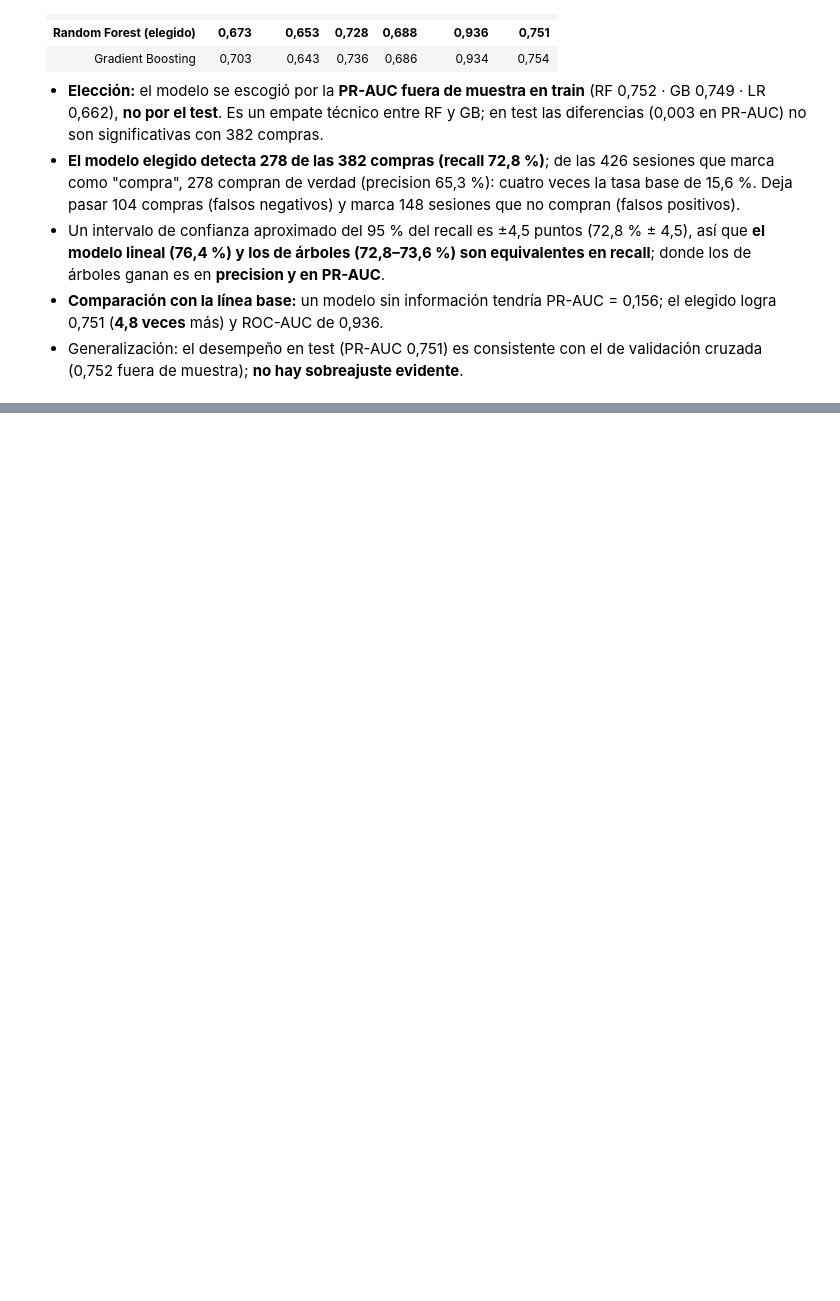
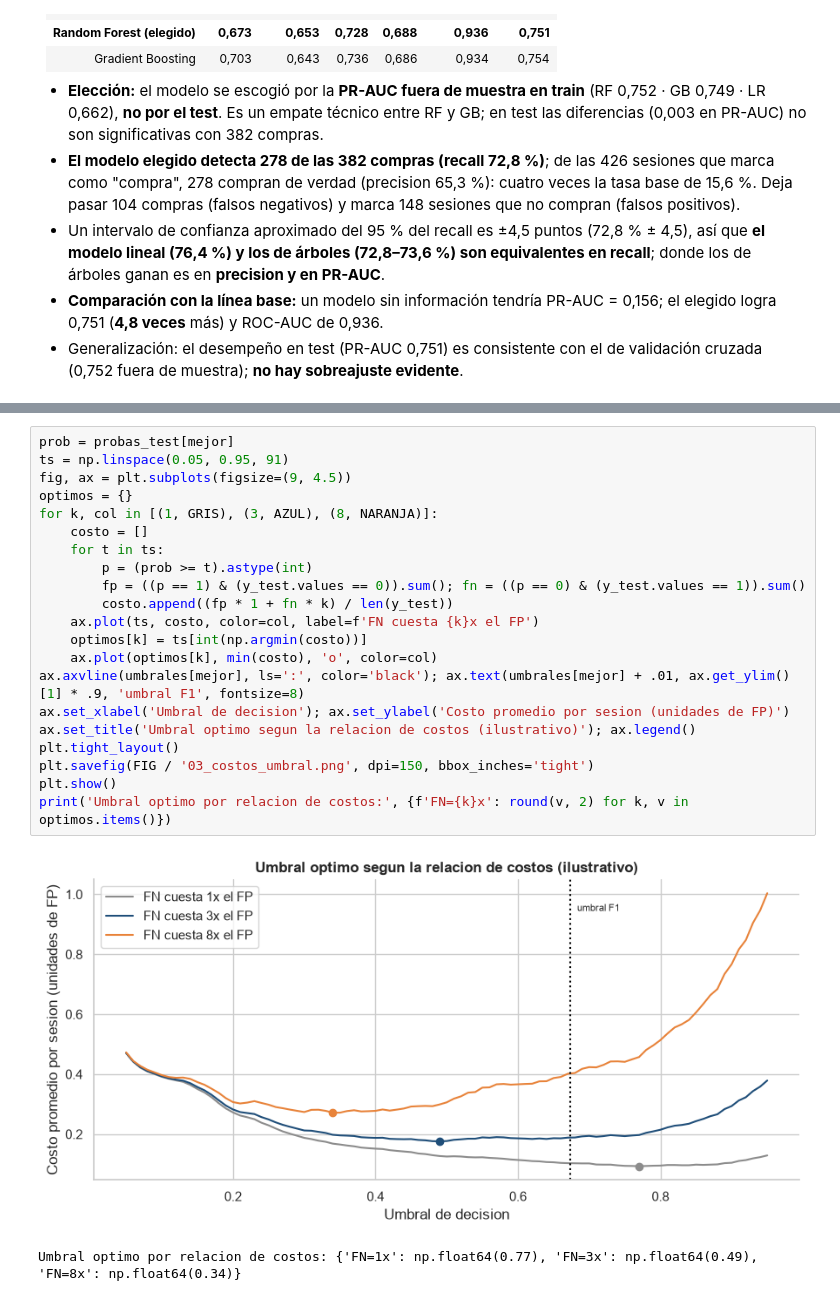
Before and after one commit to Xantyagoh/grupo3-ml-intencion-compra, a Jupyter notebook: evaluacion 4/notebooks/03_supervisado.ipynb, the cells around one changed output, grey strips where cells are left out. Drawn from its saved outputs; the diff is of its cells as text; blank space fills up the shorter version.

```diff
--- a/evaluacion 4/notebooks/03_supervisado.ipynb
+++ b/evaluacion 4/notebooks/03_supervisado.ipynb
@@ -296,0 +428,24 @@ Modelo elegido (mayor PR-AUC fuera de muestra en train): Random Forest | guardad
+# %%
+prob = probas_test[mejor]
+ts = np.linspace(0.05, 0.95, 91)
+fig, ax = plt.subplots(figsize=(9, 4.5))
+optimos = {}
+for k, col in [(1, GRIS), (3, AZUL), (8, NARANJA)]:
+    costo = []
+    for t in ts:
+        p = (prob >= t).astype(int)
+        fp = ((p == 1) & (y_test.values == 0)).sum(); fn = ((p == 0) & (y_test.values == 1)).sum()
+        costo.append((fp * 1 + fn * k) / len(y_test))
+    ax.plot(ts, costo, color=col, label=f'FN cuesta {k}x el FP')
+    optimos[k] = ts[int(np.argmin(costo))]
+    ax.plot(optimos[k], min(costo), 'o', color=col)
+ax.axvline(umbrales[mejor], ls=':', color='black'); ax.text(umbrales[mejor] + .01, ax.get_ylim()[1] * .9, 'umbral F1', fontsize=8)
+ax.set_xlabel('Umbral de decision'); ax.set_ylabel('Costo promedio por sesion (unidades de FP)')
+ax.set_title('Umbral optimo segun la relacion de costos (ilustrativo)'); ax.legend()
+plt.tight_layout()
+plt.savefig(FIG / '03_costos_umbral.png', dpi=150, bbox_inches='tight')
+plt.show()
+print('Umbral optimo por relacion de costos:', {f'FN={k}x': round(v, 2) for k, v in optimos.items()})
+# %% [output]
+[figure, added]
+Umbral optimo por relacion de costos: {'FN=1x': np.float64(0.77), 'FN=3x': np.float64(0.49), 'FN=8x': np.float64(0.34)}
```
Also changed, not shown: parts of 12 cells of this notebook, 3 other files.
